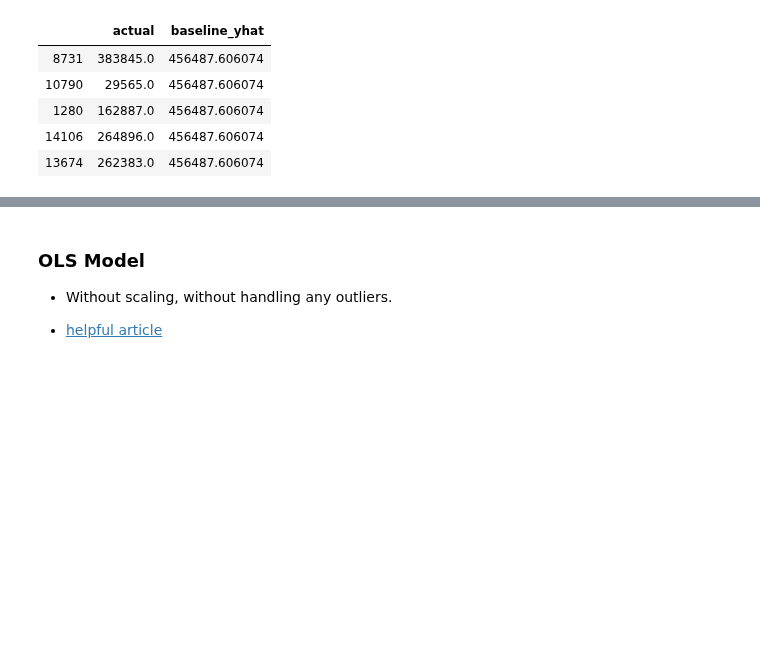
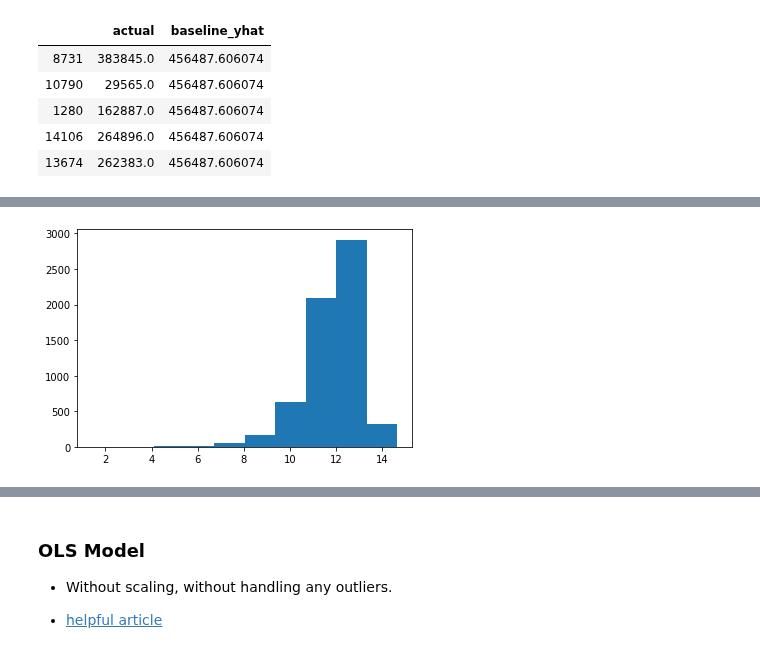
Before and after one commit to faithkane3/zillow_project, a Jupyter notebook: zillow_project_walkthrough.ipynb, the cells around one changed output, grey strips where cells are left out. Saved outputs shown, nothing was run; the diff lists cells and outputs as text; code cells hidden in the pictures; blank space fills up the shorter version.

```diff
--- a/zillow_project_walkthrough.ipynb
+++ b/zillow_project_walkthrough.ipynb
@@ -295,3 +295,6 @@ ols_eval.head()
 | 1280 | 162887.0 | 456487.606074 |
 | 14106 | 264896.0 | 456487.606074 |
 | 13674 | 262383.0 | 456487.606074 |
+# %%
+ols_eval['residuals'] = ols_eval.ols_yhat - ols_eval.actual
+ols_eval.head()
@@ -297,0 +308,5 @@ ols_eval.head()
+# %%
+plt.hist(np.log(ols_eval.residuals))
+plt.show()
+# %% [output]
+[figure, added]
```
Also changed, not shown: parts of 3 cells of this notebook, 2 other files.
